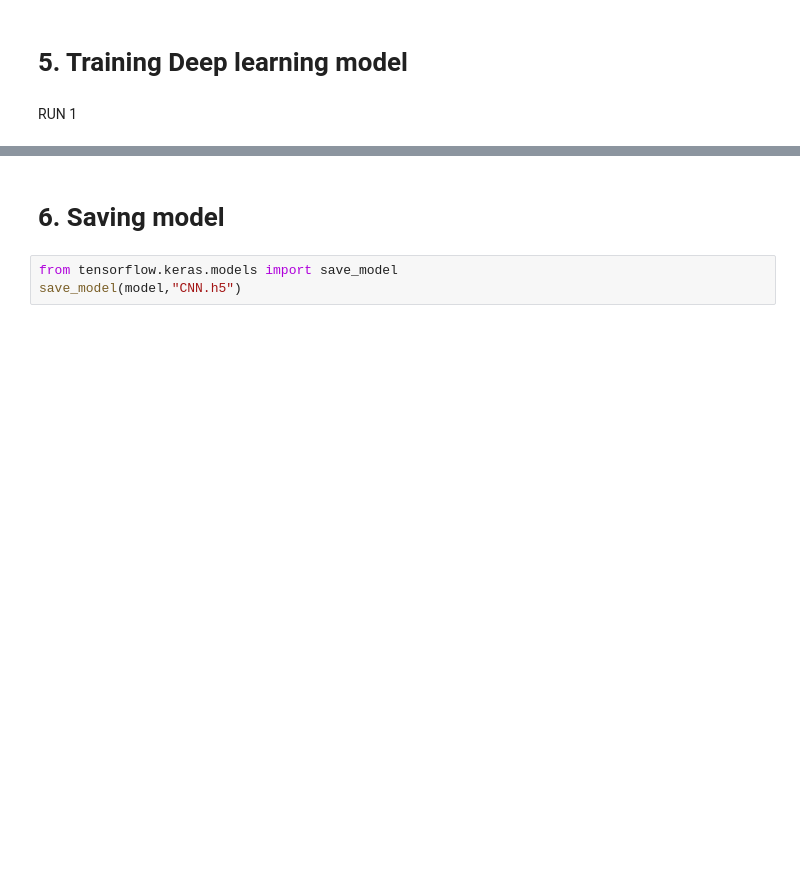
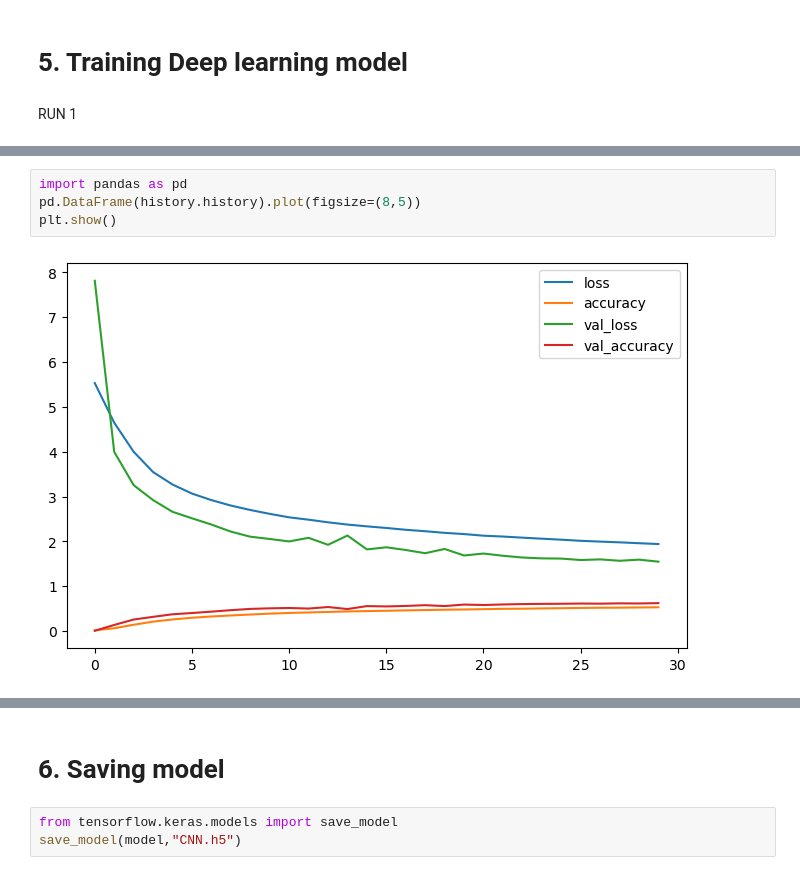
Before and after one commit to mdarfan357/Pictionary, a Jupyter notebook: quickdraw_final2.ipynb, the cells around one changed output, grey strips where cells are left out. Saved outputs shown, nothing was run; the diff lists cells and outputs as text; blank space fills up the shorter version.

```diff
--- a/quickdraw_final2.ipynb
+++ b/quickdraw_final2.ipynb
@@ -331,3 +348,9 @@ dict_keys(['loss', 'accuracy', 'val_loss', 'val_accuracy'])
+# %%
+import pandas as pd
+pd.DataFrame(history.history).plot(figsize=(8,5))
+plt.show()
+# %% [output]
+[figure, added]
 # %%
 gc.collect()
 # %% [output]
```
Also changed, not shown: parts of 11 cells of this notebook.
